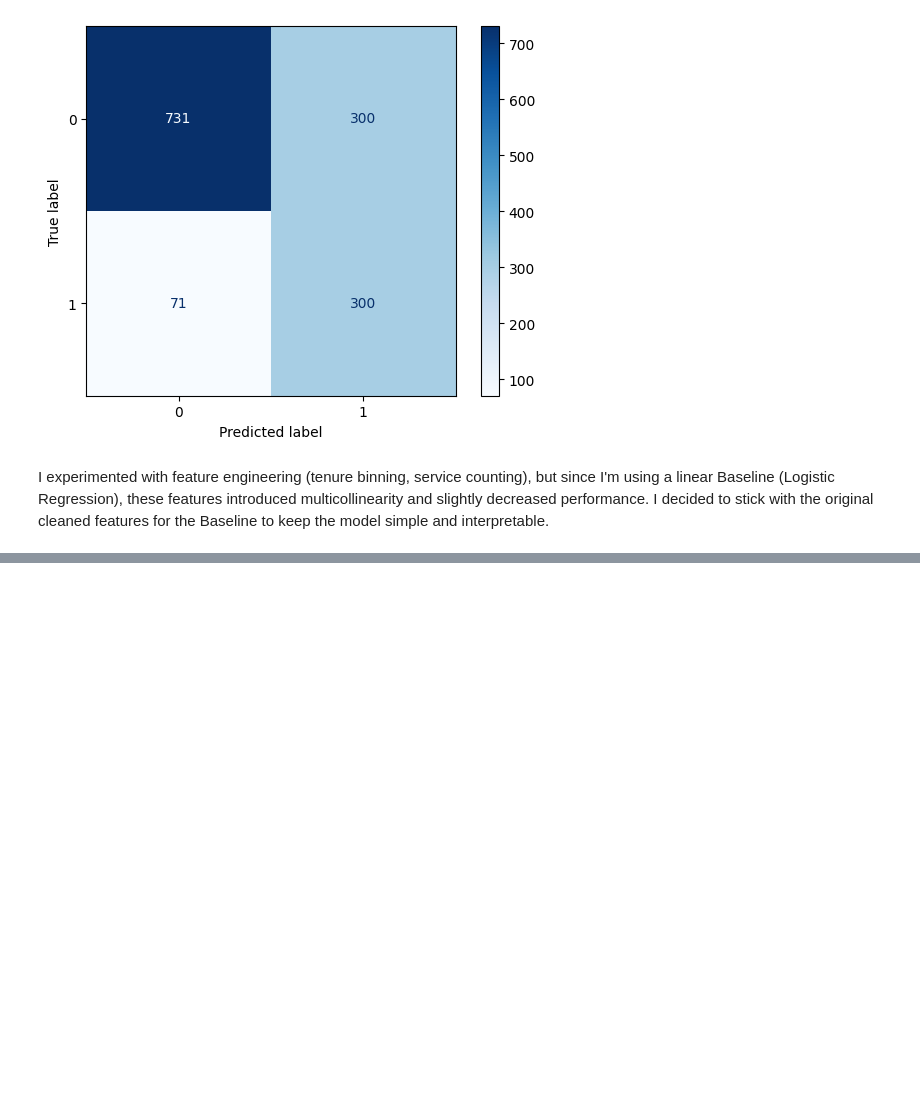
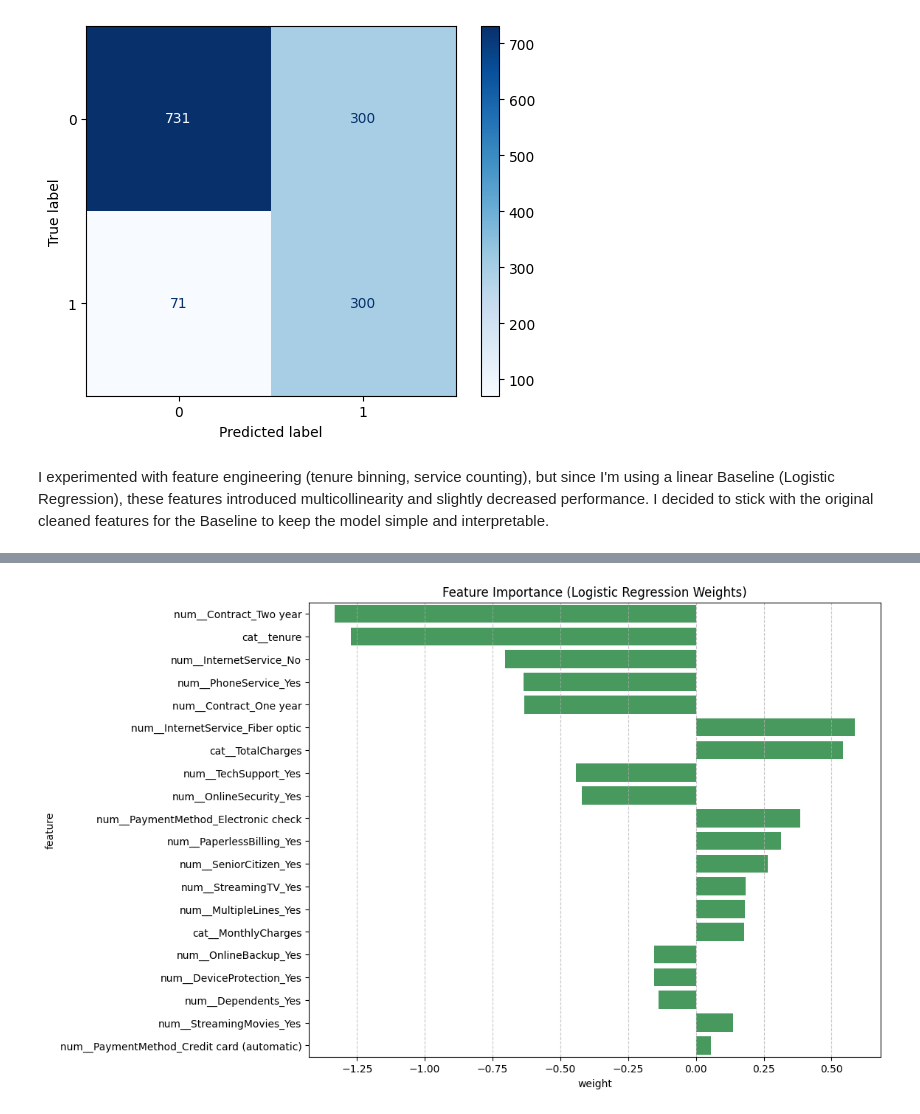
Before and after one commit to Minokinad/churn-prediction-service, a Jupyter notebook: notebooks/02_model_training.ipynb, the cells around one changed output, grey strips where cells are left out. Cells and saved outputs as stored; diff of their text form; code cells hidden in the pictures; blank space fills up the shorter version.

Commit message:
feat: add feature importance visualization

```diff
--- a/notebooks/02_model_training.ipynb
+++ b/notebooks/02_model_training.ipynb
@@ -54,3 +54,17 @@ plt.show()
 [figure]
 # %% [markdown]
 I experimented with feature engineering (tenure binning, service counting), but since I'm using a linear Baseline (Logistic Regression), these features introduced multicollinearity and slightly decreased performance. I decided to stick with the original cleaned features for the Baseline to keep the model simple and interpretable.
+# %%
+feature_names = pipeline.named_steps['preprocessing'].get_feature_names_out()
+
+coefficients = pipeline.named_steps['model'].coef_[0]
+
+feature_importance = pd.DataFrame({
+    'feature': feature_names,
+    'weight': coefficients
+})
+
+feature_importance['abs_weight'] = feature_importance['weight'].abs()
+feature_importance = feature_importance.sort_values(by='abs_weight', ascending=False)
+
+print(feature_importance.head(15))
@@ -56,0 +88,8 @@ I experimented with feature engineering (tenure binning, service counting), but
+# %%
+plt.figure(figsize=(10, 8))
+sns.barplot(data=feature_importance.head(20), x='weight', y='feature')
+plt.title('Feature Importance (Logistic Regression Weights)')
+plt.grid(axis='x', linestyle='--', alpha=0.7)
+plt.show()
+# %% [output]
+[figure, added]
```
Also changed, not shown: parts of 1 cell of this notebook.
